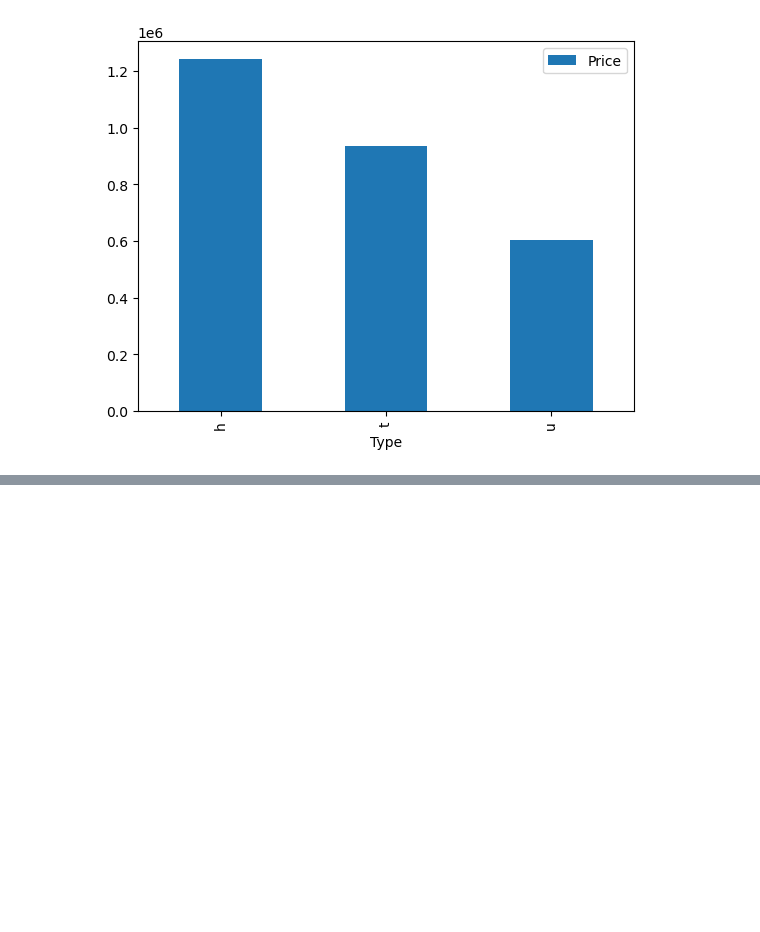
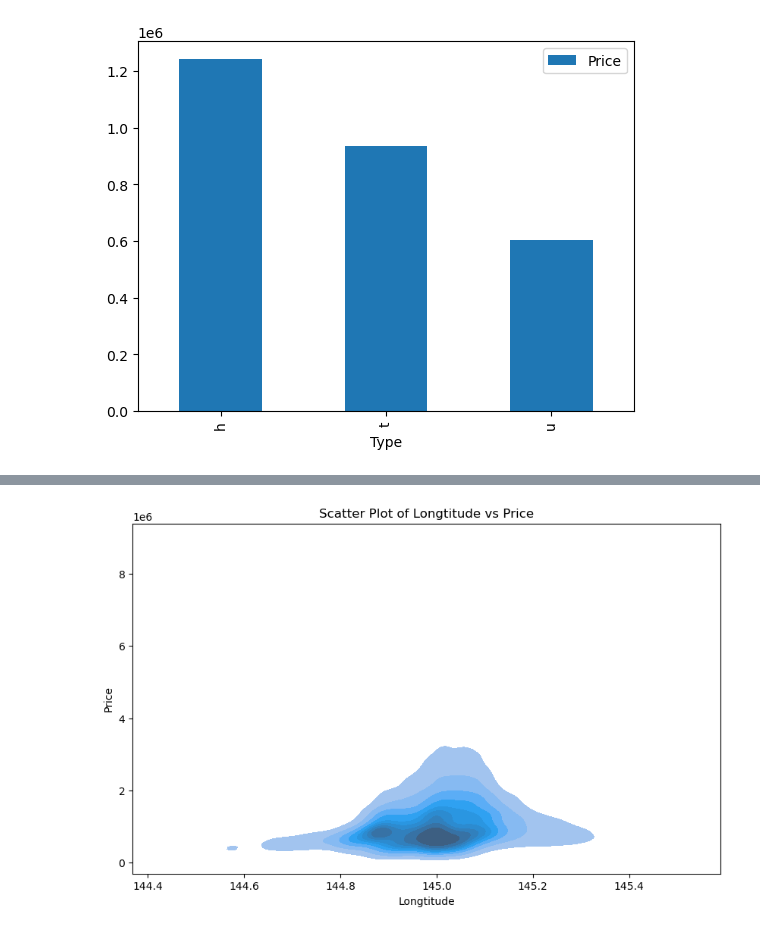
Before and after one commit to Git-Jeong/Machine_Learning, a Jupyter notebook: study/ex_05_선형회귀_활용한_주택_가격의_예측.ipynb, the cells around one changed output, grey strips where cells are left out. Saved outputs shown, nothing was run; the diff lists cells and outputs as text; code cells hidden in the pictures; blank space fills up the shorter version.

```diff
--- a/study/ex_05_선형회귀_활용한_주택_가격의_예측.ipynb
+++ b/study/ex_05_선형회귀_활용한_주택_가격의_예측.ipynb
@@ -177,0 +175,13 @@ lattitude_data
+# %%
+# 경도와 가격에 따른 밀도 확인(주택이 얼마나 밀집해 있는가?)
+# 우선, 호주의 경우 해안가에만 사람들이 거주하고 있는 특성을 가지고 있다.
+longtitude_data = data[['Longtitude', 'Price']]
+
+plt.figure(figsize=(10, 6))
+
+sns.kdeplot(data = longtitude_data, x = 'Longtitude', y = 'Price', fill = True)
+plt.title('Scatter Plot of Longtitude vs Price')
+
+plt.show()
+# %% [output]
+[figure, added]
```
Also changed, not shown: parts of 12 cells of this notebook.
